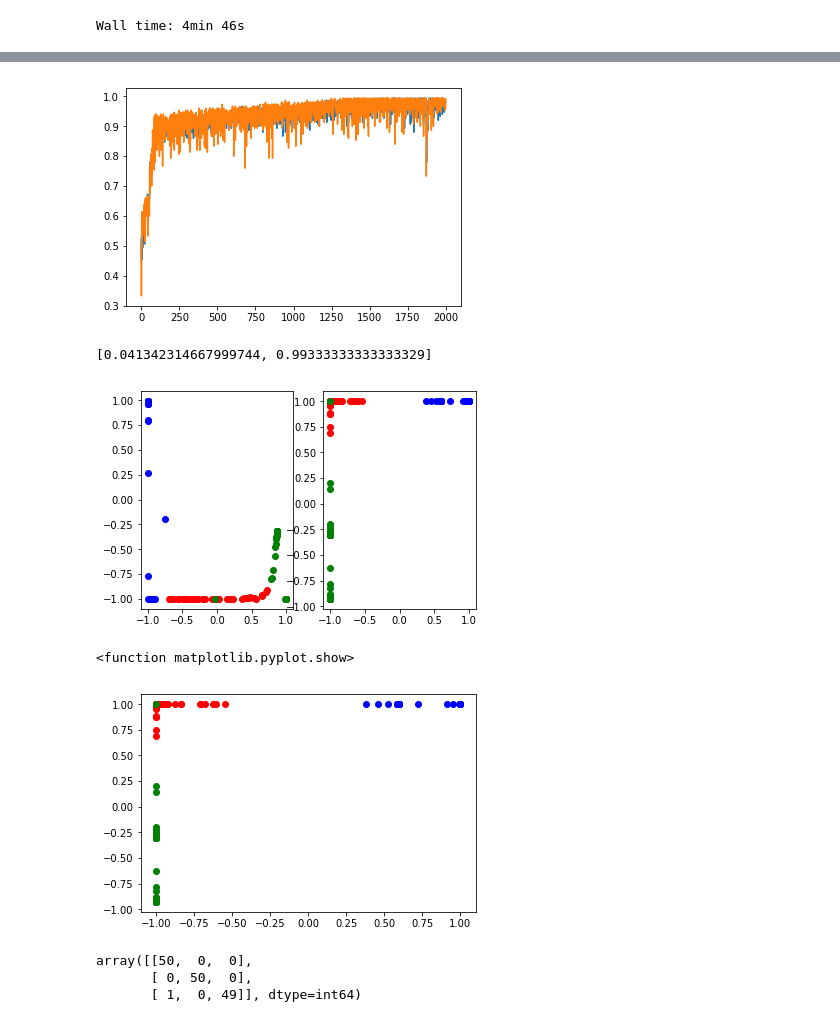
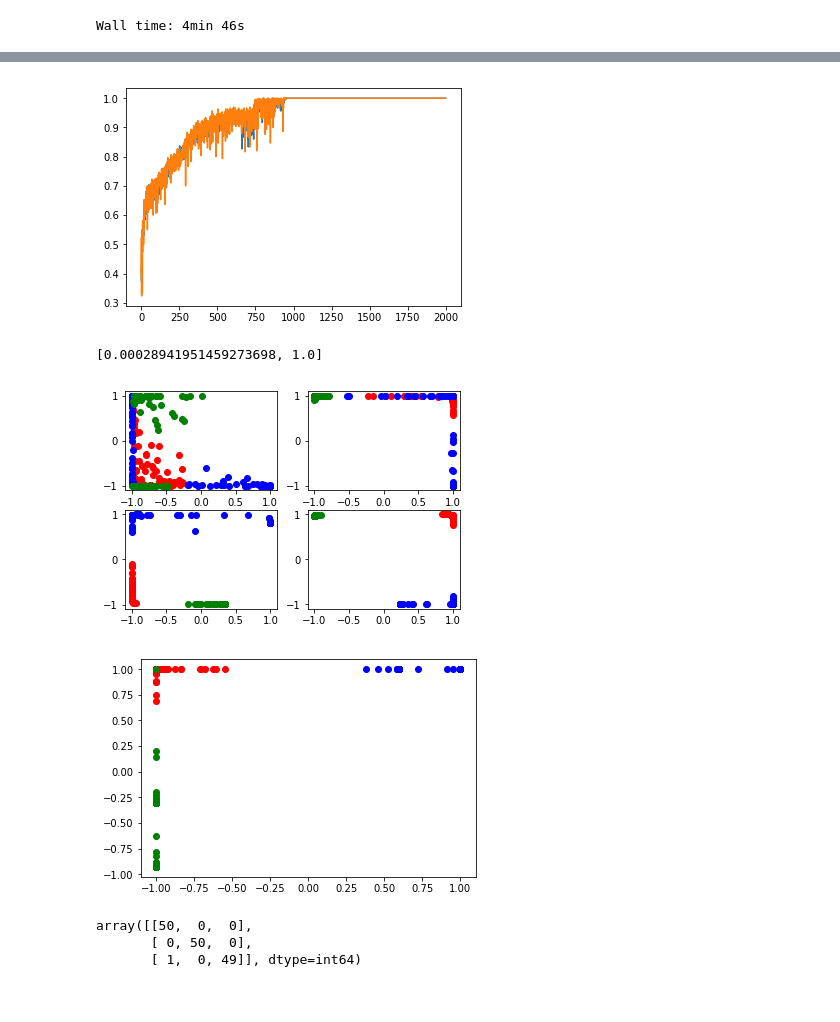
Before and after one commit to hermesribeiro/lk, a Jupyter notebook: Leonard Kramer problem.ipynb, the cells around one changed output, grey strips where cells are left out. Saved outputs shown, nothing was run; the diff lists cells and outputs as text; code cells hidden in the pictures.

Commit message:
5-3-2-2 NN with softmax output. 300 patterns. Intentional overfit.

```diff
--- a/Leonard Kramer problem.ipynb
+++ b/Leonard Kramer problem.ipynb
@@ -10,7 +9,7 @@ np.set_printoptions(precision=6,suppress=True)
 %matplotlib inline
 # %%
 #Generating the patterns
-n = 150 # of Patterns (multiple of 3)
+n = 300 # of Patterns (multiple of 3)
 patterns = np.zeros([n,5])
 count = 0
 i=[0,0,0,0]
@@ -113,12 +112,12 @@ plt.plot(history.history['acc'])
 plt.plot(history.history['val_acc'])
 plt.show()
 # %% [output]
-[figure, old version]
+[figure, new version]
 # %%
 modeltemp = load_model('bestfit.hdf5')
 modeltemp.evaluate(x_train,y_train)
 # %% [output]
-[0.041342314667999744, 0.99333333333333329]
+[0.00028941951459273698, 1.0]
 # %%
 swap = model
 model = modeltemp
@@ -133,32 +132,31 @@ interout3 = inter3.predict(x_train)
 interout4 = inter4.predict(x_train)
 # %%
 fig = plt.figure()
-#ax1 = fig.add_subplot(221)
-#ax2 = fig.add_subplot(222)
-ax3 = fig.add_subplot(121)
-ax4 = fig.add_subplot(122)
-#ax1.plot(interout1[i[0]:i[1],1],interout1[i[0]:i[1],0],'ro',
-#         interout1[i[1]:i[2],1],interout1[i[1]:i[2],0],'bo',
-#         interout1[i[2]:i[3],1],interout1[i[2]:i[3],0],'go')
-#ax2.plot(interout2[i[0]:i[1],1],interout2[i[0]:i[1],0],'ro',
-#         interout2[i[1]:i[2],1],interout2[i[1]:i[2],0],'bo',
-#         interout2[i[2]:i[3],1],interout2[i[2]:i[3],0],'go')
+ax1 = fig.add_subplot(221)
+ax2 = fig.add_subplot(222)
+ax3 = fig.add_subplot(223)
+ax4 = fig.add_subplot(224)
+ax1.plot(interout1[i[0]:i[1],1],interout1[i[0]:i[1],0],'ro',
+         interout1[i[1]:i[2],1],interout1[i[1]:i[2],0],'bo',
+         interout1[i[2]:i[3],1],interout1[i[2]:i[3],0],'go')
+ax2.plot(interout2[i[0]:i[1],1],interout2[i[0]:i[1],0],'ro',
+         interout2[i[1]:i[2],1],interout2[i[1]:i[2],0],'bo',
+         interout2[i[2]:i[3],1],interout2[i[2]:i[3],0],'go')
 ax3.plot(interout3[i[0]:i[1],1],interout3[i[0]:i[1],0],'ro',
          interout3[i[1]:i[2],1],interout3[i[1]:i[2],0],'bo',
          interout3[i[2]:i[3],1],interout3[i[2]:i[3],0],'go')
 ax4.plot(interout4[i[0]:i[1],1],interout4[i[0]:i[1],0],'ro',
          interout4[i[1]:i[2],1],interout4[i[1]:i[2],0],'bo',
          interout4[i[2]:i[3],1],interout4[i[2]:i[3],0],'go')
 plt.show()
 # %% [output]
-[figure, old version]
+[figure, new version]
 # %%
 plt.plot(interout4[i[0]:i[1],1],interout4[i[0]:i[1],0],'ro',
          interout4[i[1]:i[2],1],interout4[i[1]:i[2],0],'bo',
          interout4[i[2]:i[3],1],interout4[i[2]:i[3],0],'go')
-plt.show
+plt.show()
 # %% [output]
-<function matplotlib.pyplot.show>
 [figure]
 # %%
 from sklearn.metrics import confusion_matrix
```
Also changed, not shown: parts of 3 cells of this notebook.
